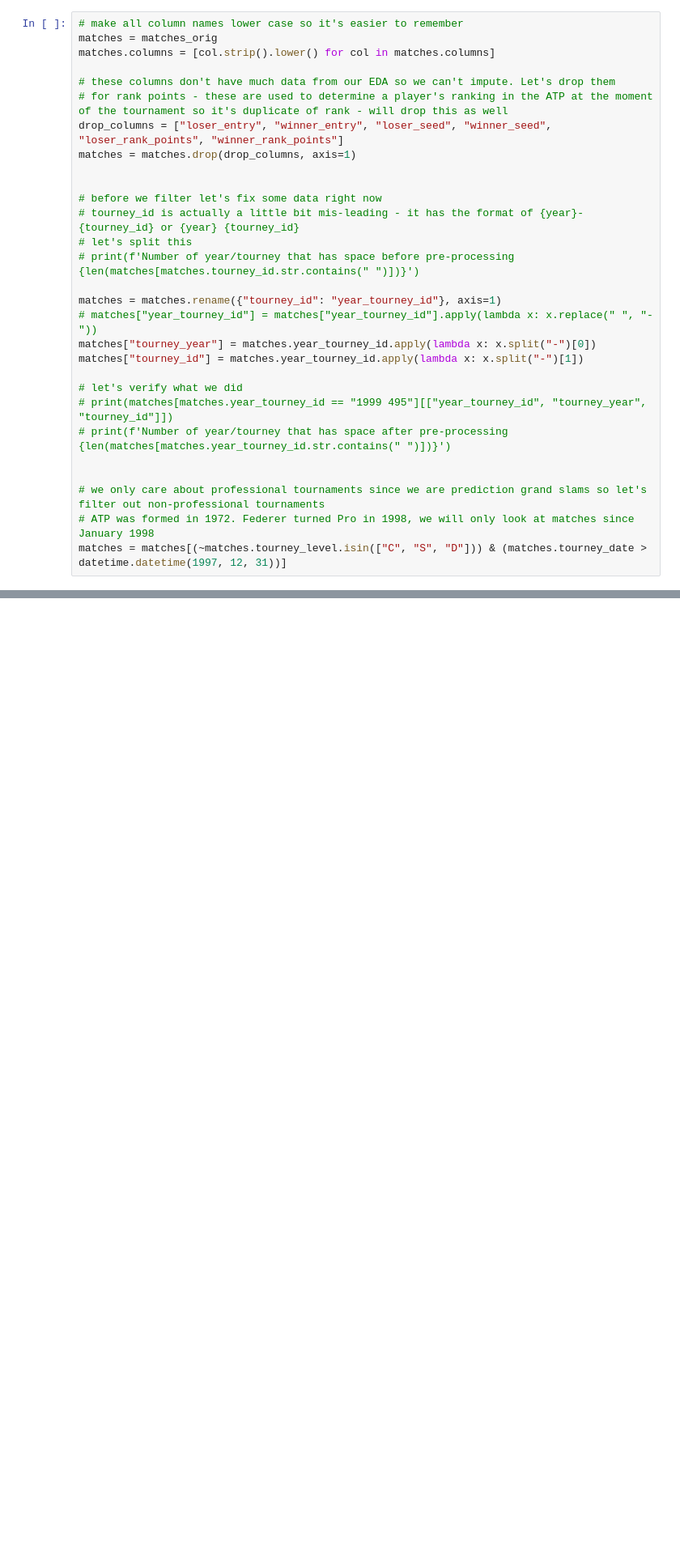
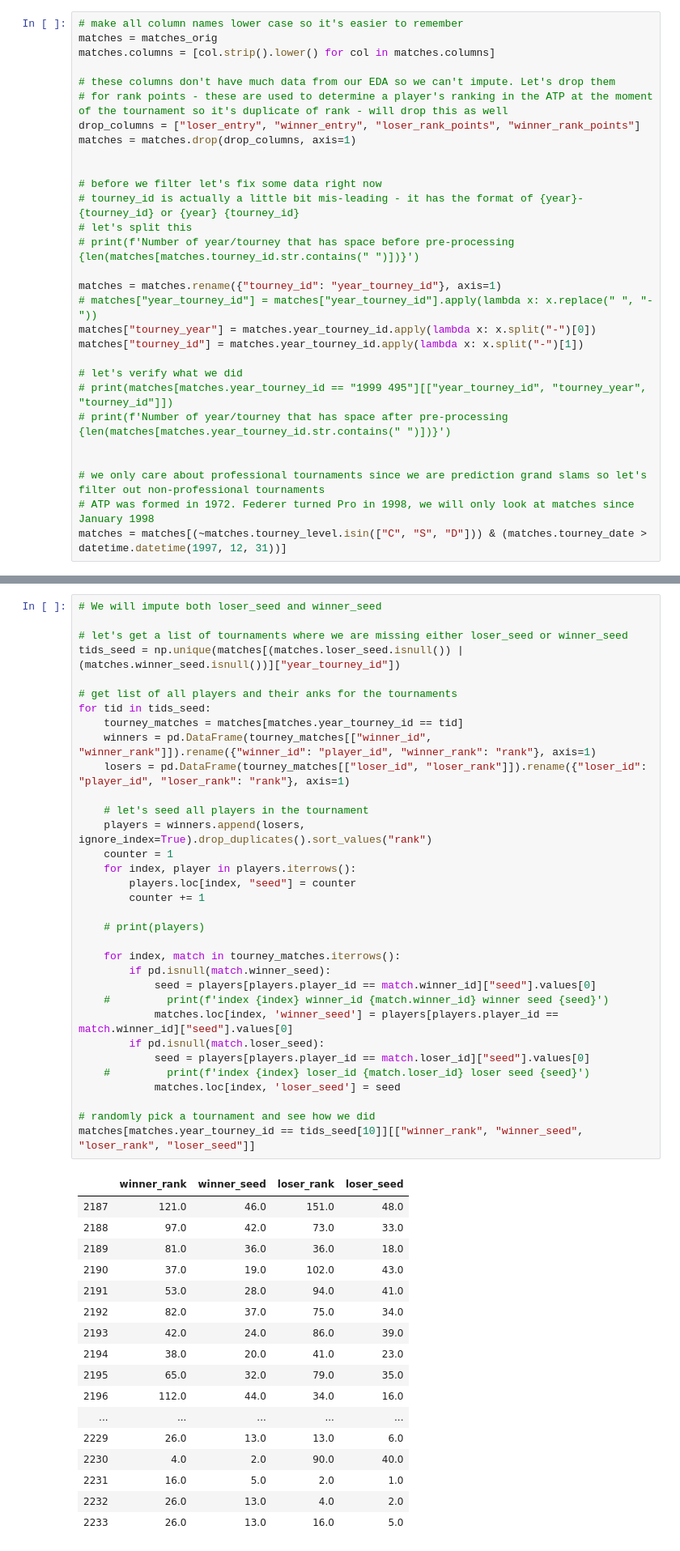
Before and after one commit to sv650s/atp-tennis-predictions, a Jupyter notebook: notebooks/2-atp_preprocessing.ipynb, the cells around one changed output, grey strips where cells are left out. Shown at 81% size. Saved outputs shown, nothing was run; the diff lists cells and outputs as text; blank space fills up the shorter version.

Commit message:
Finished pre-processing match data
* imputing winner and loser seed

```diff
--- a/notebooks/2-atp_preprocessing.ipynb
+++ b/notebooks/2-atp_preprocessing.ipynb
@@ -80,7 +80,7 @@ matches.columns = [col.strip().lower() for col in matches.columns]
 
 # these columns don't have much data from our EDA so we can't impute. Let's drop them
 # for rank points - these are used to determine a player's ranking in the ATP at the moment of the tournament so it's duplicate of rank - will drop this as well
-drop_columns = ["loser_entry", "winner_entry", "loser_seed", "winner_seed", "loser_rank_points", "winner_rank_points"]
+drop_columns = ["loser_entry", "winner_entry", "loser_rank_points", "winner_rank_points"]
 matches = matches.drop(drop_columns, axis=1)
 
 
@@ -481,0 +490,51 @@ Tournaments without draw_size left: 0
+# %%
+# We will impute both loser_seed and winner_seed
+
+# let's get a list of tournaments where we are missing either loser_seed or winner_seed
+tids_seed = np.unique(matches[(matches.loser_seed.isnull()) | (matches.winner_seed.isnull())]["year_tourney_id"])
+
+# get list of all players and their anks for the tournaments
+for tid in tids_seed:
+    tourney_matches = matches[matches.year_tourney_id == tid]
+    winners = pd.DataFrame(tourney_matches[["winner_id", "winner_rank"]]).rename({"winner_id": "player_id", "winner_rank": "rank"}, axis=1)
+    losers = pd.DataFrame(tourney_matches[["loser_id", "loser_rank"]]).rename({"loser_id": "player_id", "loser_rank": "rank"}, axis=1)
+
+    # let's seed all players in the tournament
+    players = winners.append(losers, ignore_index=True).drop_duplicates().sort_values("rank")
+    counter = 1
+    for index, player in players.iterrows():
+        players.loc[index, "seed"] = counter
+        counter += 1
+
+    # print(players)
+
+    for index, match in tourney_matches.iterrows():
+        if pd.isnull(match.winner_seed):
+            seed = players[players.player_id == match.winner_id]["seed"].values[0]
+    #         print(f'index {index} winner_id {match.winner_id} winner seed {seed}')
+            matches.loc[index, 'winner_seed'] = players[players.player_id == match.winner_id]["seed"].values[0]
+        if pd.isnull(match.loser_seed):
+            seed = players[players.player_id == match.loser_id]["seed"].values[0]
+    #         print(f'index {index} loser_id {match.loser_id} loser seed {seed}')
+            matches.loc[index, 'loser_seed'] = seed
+
+# randomly pick a tournament and see how we did
+matches[matches.year_tourney_id == tids_seed[10]][["winner_rank", "winner_seed", "loser_rank", "loser_seed"]]
+# %% [output]
+|  | winner_rank | winner_seed | loser_rank | loser_seed |
+| 2187 | 121.0 | 46.0 | 151.0 | 48.0 |
+| 2188 | 97.0 | 42.0 | 73.0 | 33.0 |
+| 2189 | 81.0 | 36.0 | 36.0 | 18.0 |
+| 2190 | 37.0 | 19.0 | 102.0 | 43.0 |
+| 2191 | 53.0 | 28.0 | 94.0 | 41.0 |
+| 2192 | 82.0 | 37.0 | 75.0 | 34.0 |
+| 2193 | 42.0 | 24.0 | 86.0 | 39.0 |
+| 2194 | 38.0 | 20.0 | 41.0 | 23.0 |
+| 2195 | 65.0 | 32.0 | 79.0 | 35.0 |
+| 2196 | 112.0 | 44.0 | 34.0 | 16.0 |
+| ... | ... | ... | ... | ... |
+| 2229 | 26.0 | 13.0 | 13.0 | 6.0 |
+| 2230 | 4.0 | 2.0 | 90.0 | 40.0 |
+| 2231 | 16.0 | 5.0 | 2.0 | 1.0 |
+| 2232 | 26.0 | 13.0 | 4.0 | 2.0 |
+| 2233 | 26.0 | 13.0 | 16.0 | 5.0 |
```
Also changed, not shown: parts of 11 cells of this notebook.
